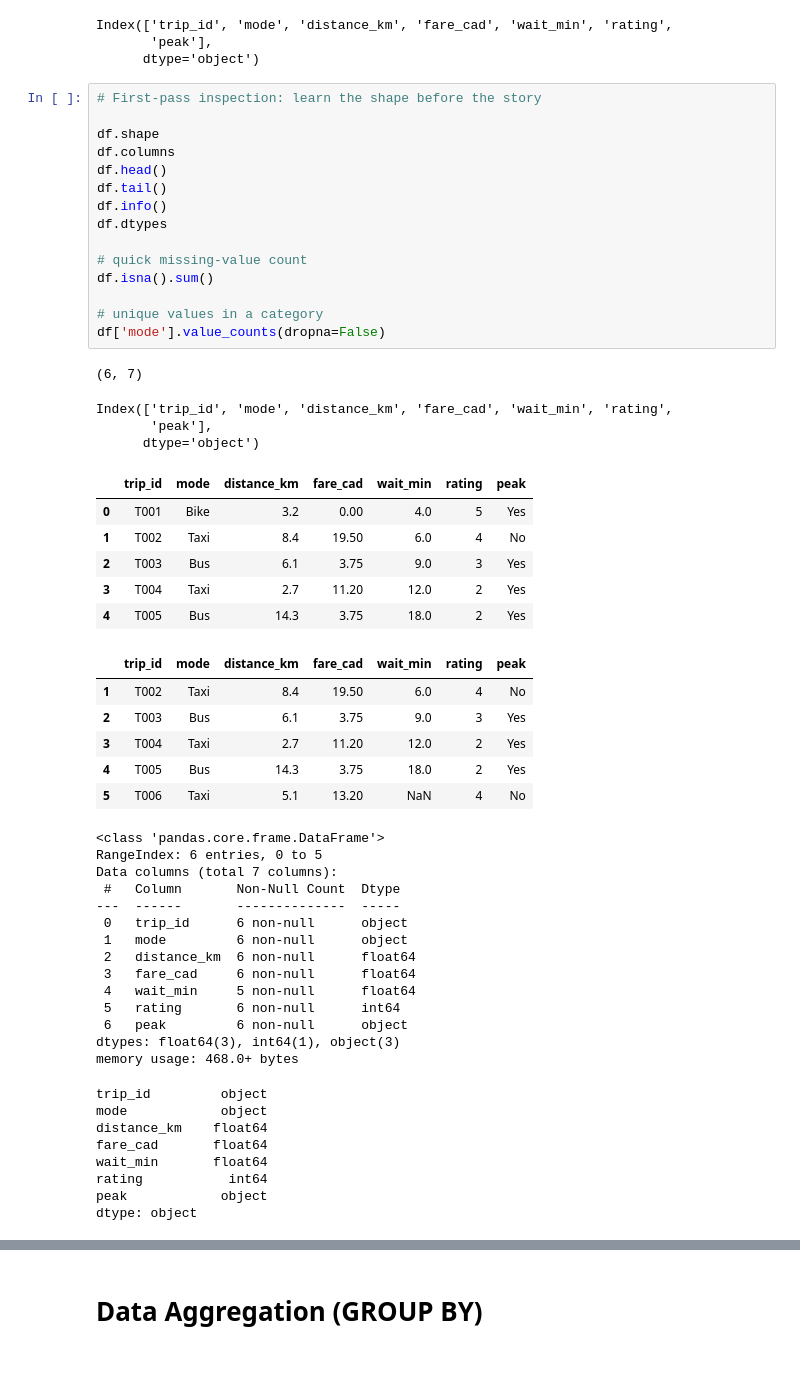
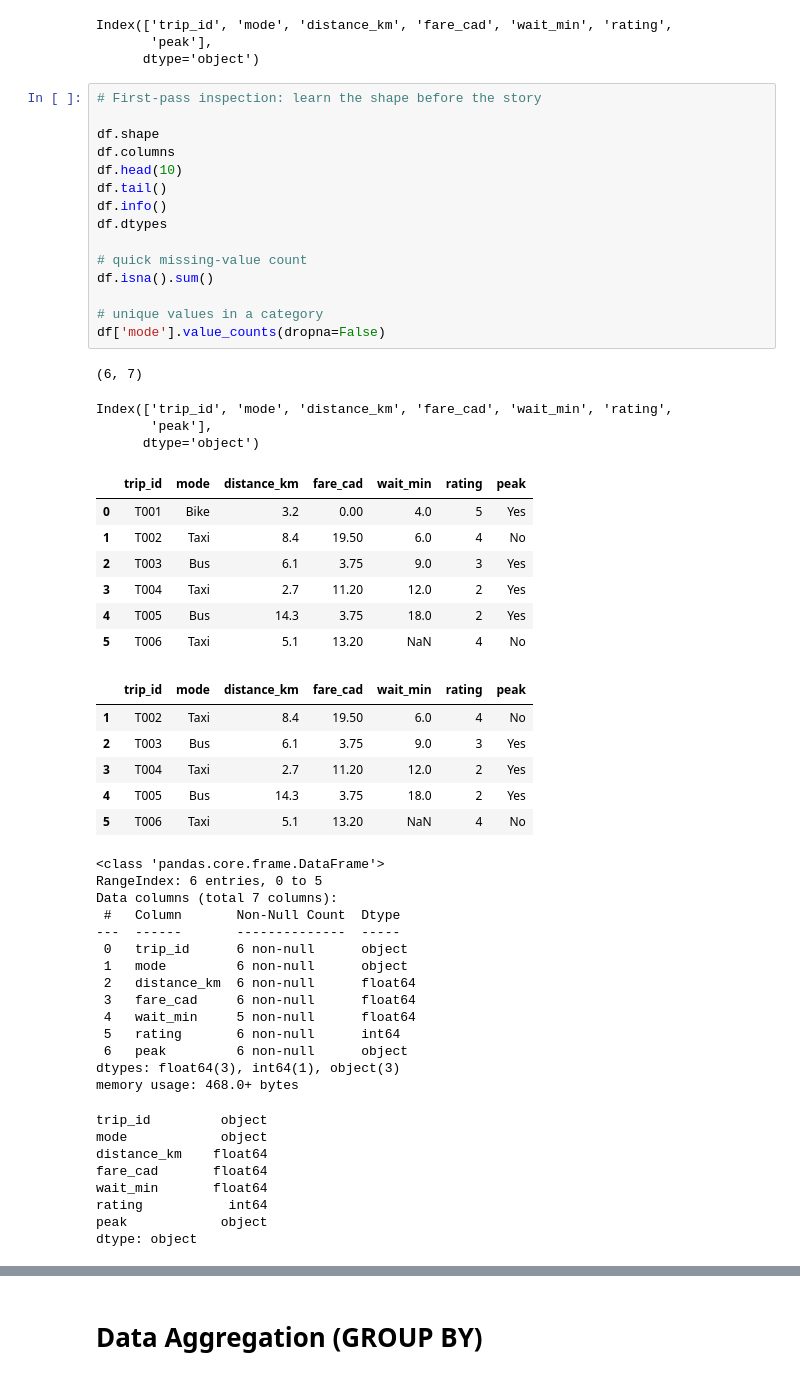
Before and after one commit to XiaomingLiGit/Descriptive-Statistics, a Jupyter notebook: w4/class 8 (pandas aggregation).ipynb, the cells around one changed output, grey strips where cells are left out. Drawn from its saved outputs; the diff is of its cells as text.

```diff
--- a/w4/class 8 (pandas aggregation).ipynb
+++ b/w4/class 8 (pandas aggregation).ipynb
@@ -15,29 +15,30 @@ Index(['trip_id', 'mode', 'distance_km', 'fare_cad', 'wait_min', 'rating',
 # %%
 # First-pass inspection: learn the shape before the story
 
 df.shape
 df.columns
-df.head()
+df.head(10)
 df.tail()
 df.info()
 df.dtypes
 
 # quick missing-value count
 df.isna().sum()
 
 # unique values in a category
 df['mode'].value_counts(dropna=False)
 # %% [output]
 (6, 7)
 Index(['trip_id', 'mode', 'distance_km', 'fare_cad', 'wait_min', 'rating',
        'peak'],
       dtype='object')
 |  | trip_id | mode | distance_km | fare_cad | wait_min | rating | peak |
 | 0 | T001 | Bike | 3.2 | 0.00 | 4.0 | 5 | Yes |
 | 1 | T002 | Taxi | 8.4 | 19.50 | 6.0 | 4 | No |
 | 2 | T003 | Bus | 6.1 | 3.75 | 9.0 | 3 | Yes |
 | 3 | T004 | Taxi | 2.7 | 11.20 | 12.0 | 2 | Yes |
 | 4 | T005 | Bus | 14.3 | 3.75 | 18.0 | 2 | Yes |
+| 5 | T006 | Taxi | 5.1 | 13.20 | NaN | 4 | No |
 |  | trip_id | mode | distance_km | fare_cad | wait_min | rating | peak |
 | 1 | T002 | Taxi | 8.4 | 19.50 | 6.0 | 4 | No |
 | 2 | T003 | Bus | 6.1 | 3.75 | 9.0 | 3 | Yes |
```
Also changed, not shown: parts of 4 cells of this notebook.
